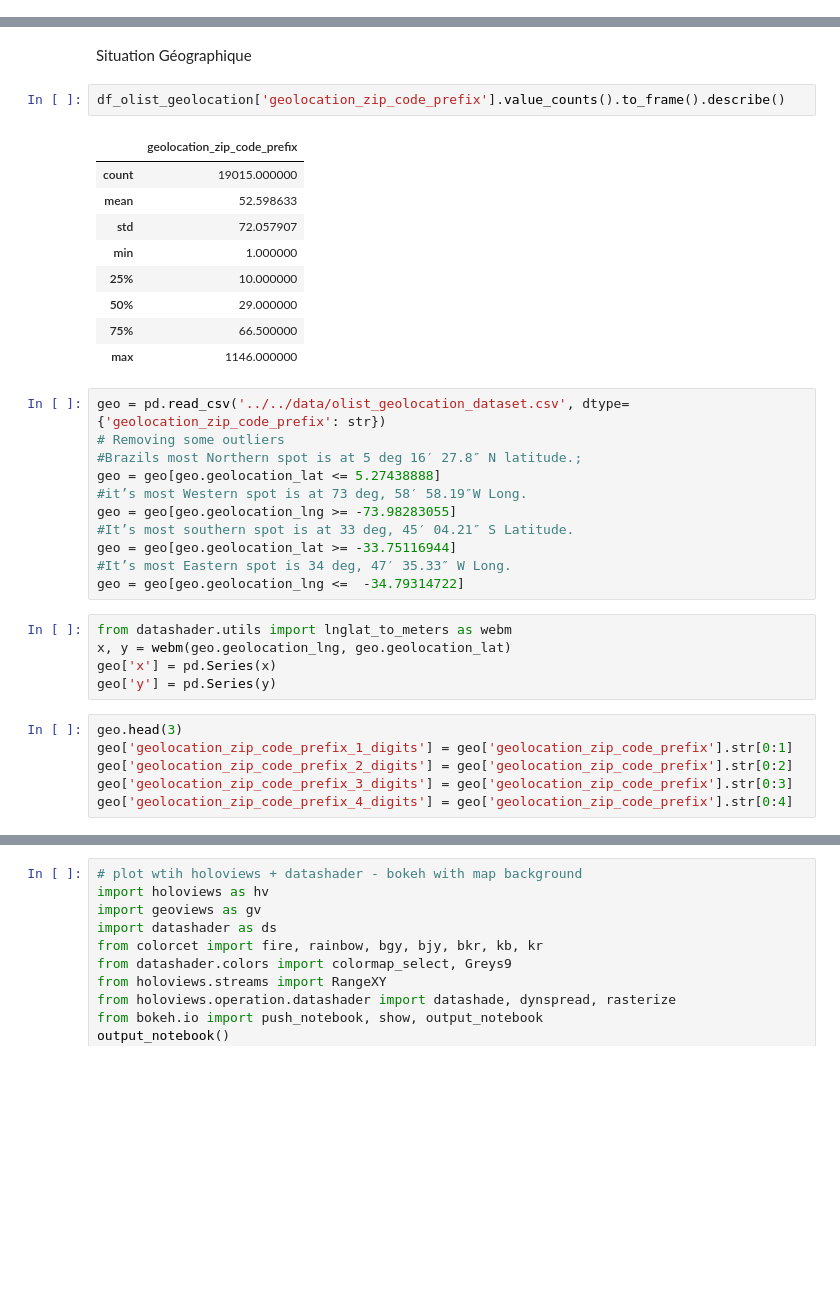
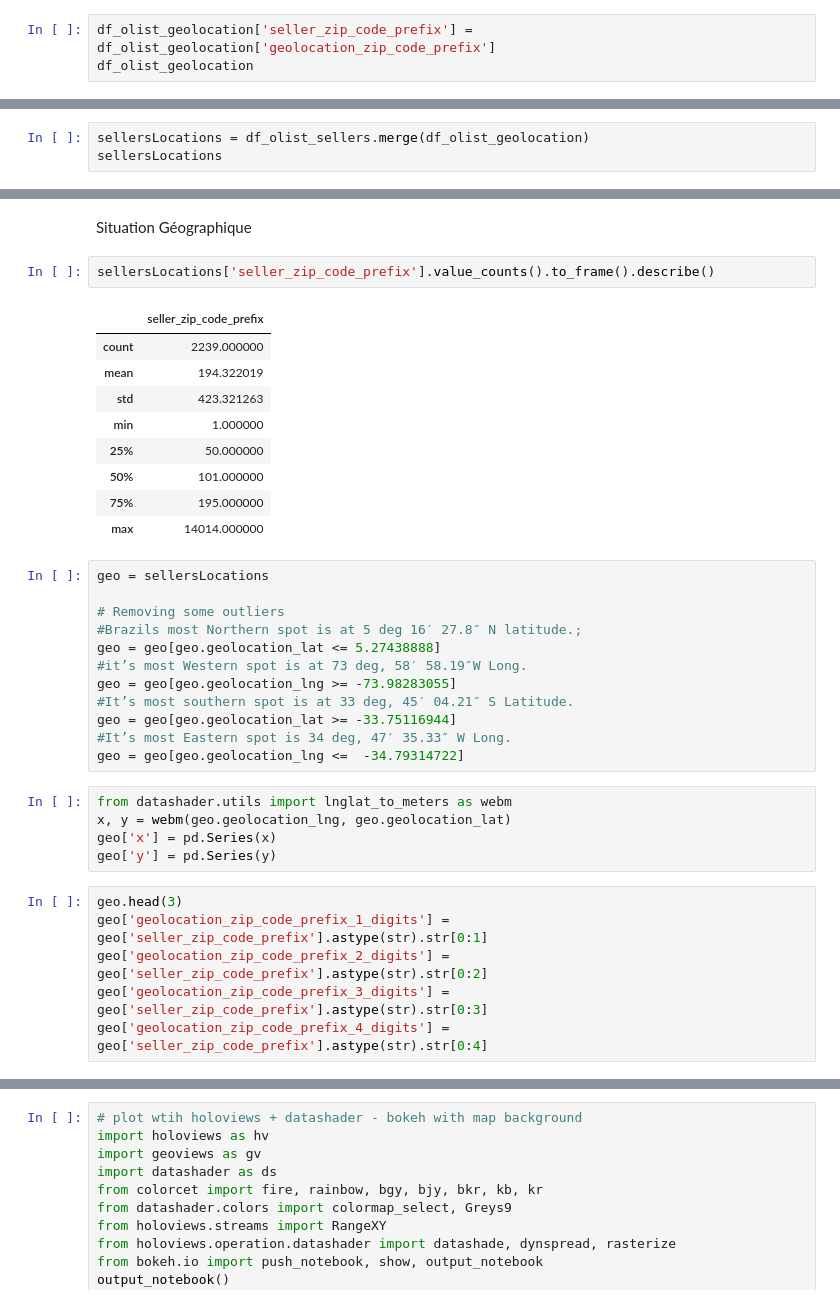
Before and after one commit to Grandpied33/OlistKaggle, a Jupyter notebook: src/Notebooks/OlistDataSeller.ipynb, the cells around one changed output, grey strips where cells are left out. Cells and saved outputs as stored; diff of their text form; blank space fills up the shorter version.

Commit message:
Push carte sellers

```diff
--- a/src/Notebooks/OlistDataSeller.ipynb
+++ b/src/Notebooks/OlistDataSeller.ipynb
@@ -55,0 +24,3 @@ TypeError: '<' not supported between instances of 'str' and 'int'
+# %%
+df_olist_geolocation['seller_zip_code_prefix'] = df_olist_geolocation['geolocation_zip_code_prefix']
+df_olist_geolocation
@@ -55,0 +41,3 @@ TypeError: '<' not supported between instances of 'str' and 'int'
+# %%
+sellersLocations = df_olist_sellers.merge(df_olist_geolocation)
+sellersLocations
@@ -56,19 +58,20 @@ TypeError: '<' not supported between instances of 'str' and 'int'
 # %% [markdown]
 Situation Géographique
 # %%
-df_olist_geolocation['geolocation_zip_code_prefix'].value_counts().to_frame().describe()
+sellersLocations['seller_zip_code_prefix'].value_counts().to_frame().describe()
 # %% [output]
-|  | geolocation_zip_code_prefix |
-| count | 19015.000000 |
-| mean | 52.598633 |
-| std | 72.057907 |
+|  | seller_zip_code_prefix |
+| count | 2239.000000 |
+| mean | 194.322019 |
+| std | 423.321263 |
 | min | 1.000000 |
-| 25% | 10.000000 |
-| 50% | 29.000000 |
-| 75% | 66.500000 |
-| max | 1146.000000 |
+| 25% | 50.000000 |
+| 50% | 101.000000 |
+| 75% | 195.000000 |
+| max | 14014.000000 |
 # %%
-geo = pd.read_csv('../../data/olist_geolocation_dataset.csv', dtype={'geolocation_zip_code_prefix': str})
+geo = sellersLocations
+
 # Removing some outliers
 #Brazils most Northern spot is at 5 deg 16′ 27.8″ N latitude.;
 geo = geo[geo.geolocation_lat <= 5.27438888]
@@ -85,9 +88,9 @@ geo['x'] = pd.Series(x)
 geo['y'] = pd.Series(y)
 # %%
 geo.head(3)
-geo['geolocation_zip_code_prefix_1_digits'] = geo['geolocation_zip_code_prefix'].str[0:1]
-geo['geolocation_zip_code_prefix_2_digits'] = geo['geolocation_zip_code_prefix'].str[0:2]
-geo['geolocation_zip_code_prefix_3_digits'] = geo['geolocation_zip_code_prefix'].str[0:3]
-geo['geolocation_zip_code_prefix_4_digits'] = geo['geolocation_zip_code_prefix'].str[0:4]
+geo['geolocation_zip_code_prefix_1_digits'] = geo['seller_zip_code_prefix'].astype(str).str[0:1]
+geo['geolocation_zip_code_prefix_2_digits'] = geo['seller_zip_code_prefix'].astype(str).str[0:2]
+geo['geolocation_zip_code_prefix_3_digits'] = geo['seller_zip_code_prefix'].astype(str).str[0:3]
+geo['geolocation_zip_code_prefix_4_digits'] = geo['seller_zip_code_prefix'].astype(str).str[0:4]
 # %%
 # transforming the prefixes to int for plotting purposes
```
Also changed, not shown: parts of 9 cells of this notebook, 4 other files.
